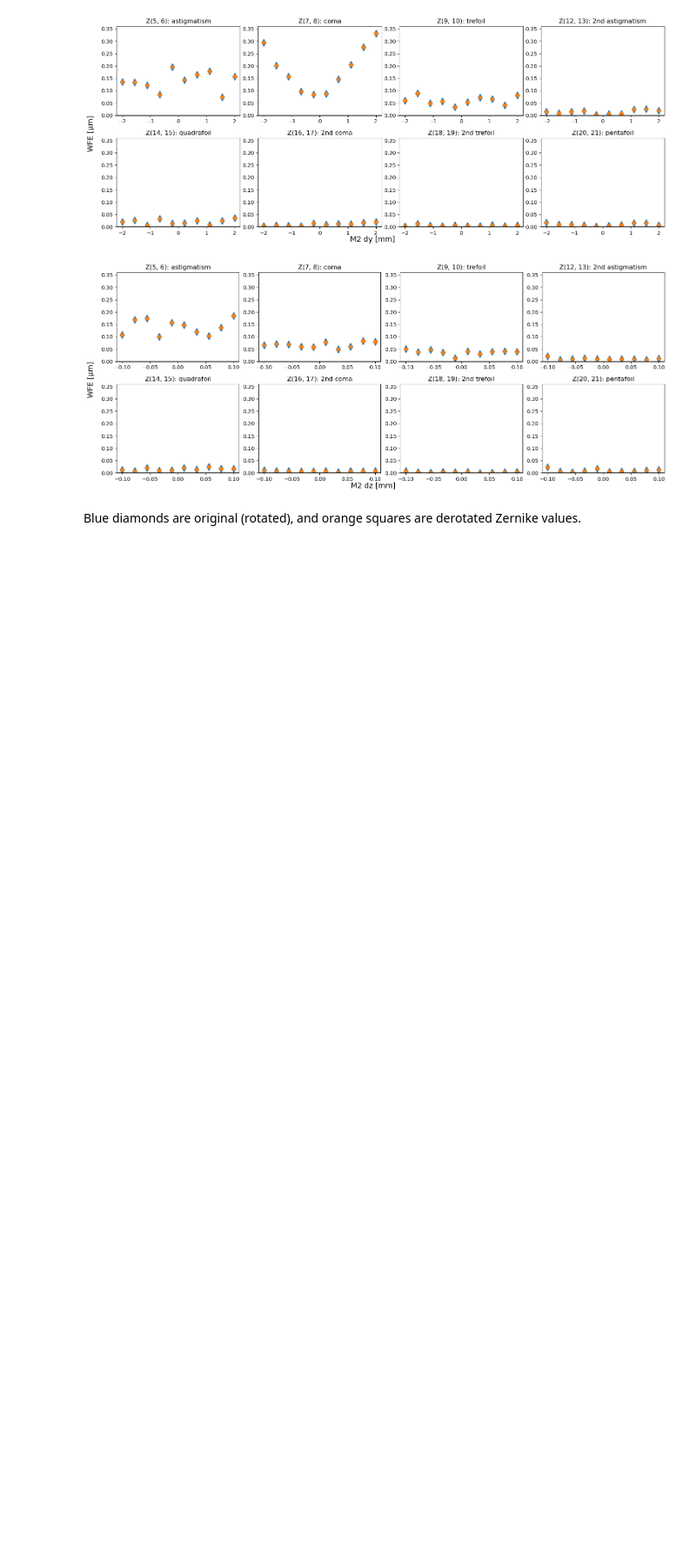
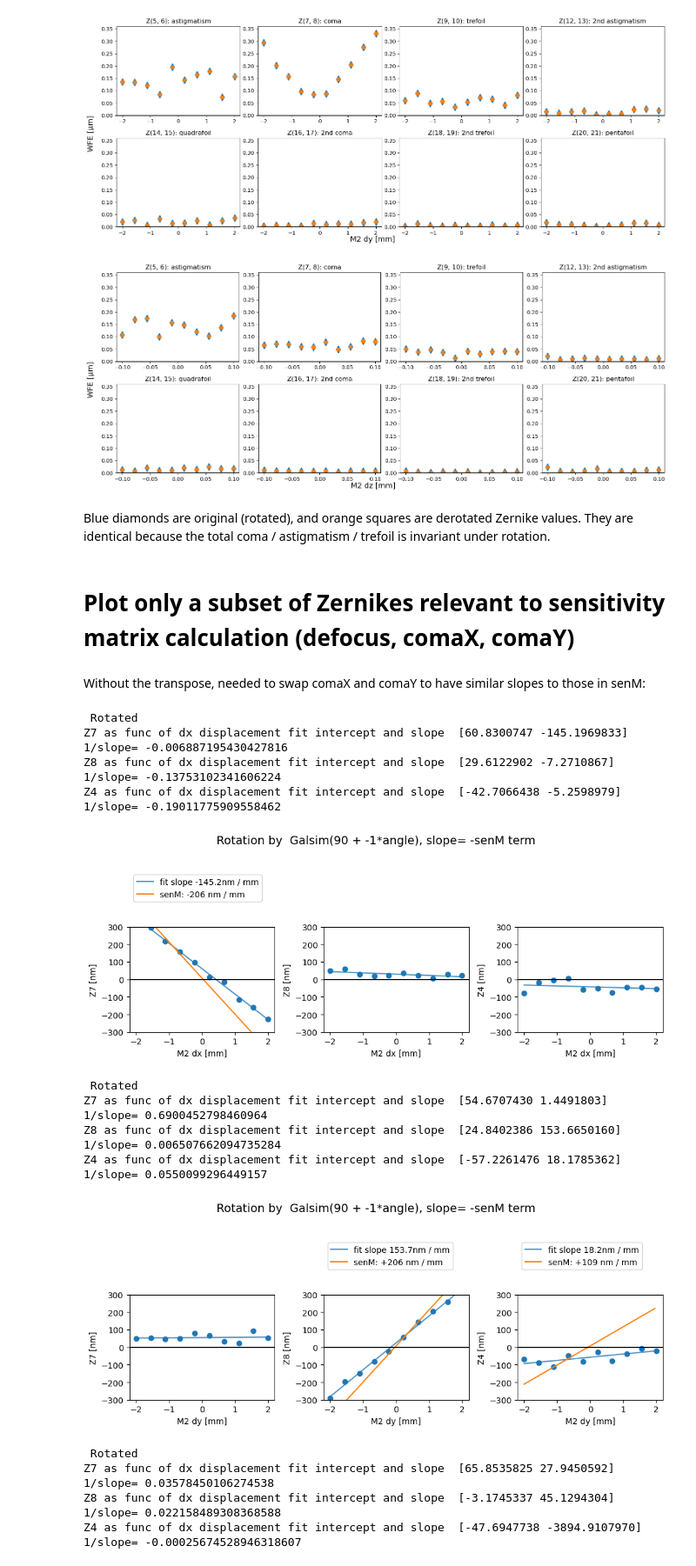
Before and after one commit to lsst-sitcom/sitcomtn-072, a Jupyter notebook: index.ipynb, the cells around one changed output. Shown at 87% size. Saved outputs shown, nothing was run; the diff lists cells and outputs as text; code cells hidden in the pictures; blank space fills up the shorter version.

```diff
--- a/index.ipynb
+++ b/index.ipynb
@@ -59,3 +68,6 @@ import numpy as np
+# %%
+def line(x,b, m):
+    return b + m*x
 # %% [markdown]
 ## Find CWFS pairs
 # %% [markdown]
@@ -125,0 +238,5 @@ quanta = executor.run(True)
+# %%
+t1 = Time(zero_time) - TimeDelta(25, format='sec')
+t2 = Time(zero_time)
+correction_0 = await efd_client.select_time_series("lsst.sal.ATAOS.logevent_correctionOffsets",
+                                                 ["x","y","z","u","v","w"], t1,t2)
@@ -135,0 +356,17 @@ First we plot these total moments -  invariant under rotation: total astigmatism
+# %%
+# zernikes from ts_wep  is 4:22 ...
+angle = 90
+
+# that is [comaX, comaY, defocus ]
+zk784 = [zk4_22[7-4],zk4_22[8-4],zk4_22[4-4]]
+
+# rotate by angle
+zk784_rot = np.matmul(zk784 , matrix_rotation(angle))
+
+zk4_8 = zk4_22[ :9-4]
+zk1_8 = np.pad(zk4_8, [4,0]) # pad by 4 so it starts at 0, and array[i] corresponds to zk[i]
+
+# rotate by -angle
+zk1_8_rot_galsim = np.matmul(zk1_8, zernikeRotMatrix(8, -np.deg2rad(angle)))
+
+zk784_rot_galsim = zk1_8_rot_galsim[[7,8,4]]
@@ -256,4 +485,6 @@ for axis in 'xyz':
 [figure]
 [figure]
 # %% [markdown]
-Blue diamonds are original (rotated), and  orange squares are derotated Zernike values.
+Blue diamonds are original (rotated), and  orange squares are derotated Zernike values. They are identical because the total coma / astigmatism / trefoil is invariant under rotation.
+# %% [markdown]
+# Plot only a subset of Zernikes relevant to sensitivity matrix calculation (defocus, comaX, comaY)
@@ -259,0 +636,36 @@ Blue diamonds are original (rotated), and  orange squares are derotated Zernike
+# %% [markdown]
+Without the transpose, needed to swap comaX and comaY to have similar slopes to those in senM:
+# %%
+output_collection = 'u/scichris/latiss_230310_run/wep_no_transpose_'
+butler = Butler(
+    "/sdf/data/rubin/repo/embargo/",
+    collections=[output_collection],
+    instrument='LATISS'
+)
+
+for axis in 'xyz':
+    slopes = plot_sens_rot_zk478(axis=axis, add_angle=90, mult_angle = -1)
+# %% [output]
+ Rotated
+Z7 as func of dx displacement fit intercept and slope  [60.8300747 -145.1969833]
+1/slope= -0.006887195430427816
+Z8 as func of dx displacement fit intercept and slope  [29.6122902 -7.2710867]
+1/slope= -0.13753102341606224
+Z4 as func of dx displacement fit intercept and slope  [-42.7066438 -5.2598979]
+1/slope= -0.19011775909558462
+[figure, added]
+ Rotated
+Z7 as func of dx displacement fit intercept and slope  [54.6707430 1.4491803]
+1/slope= 0.6900452798460964
+Z8 as func of dx displacement fit intercept and slope  [24.8402386 153.6650160]
+1/slope= 0.006507662094735284
+Z4 as func of dx displacement fit intercept and slope  [-57.2261476 18.1785362]
+1/slope= 0.0550099296449157
+[figure, added]
+ Rotated
+Z7 as func of dx displacement fit intercept and slope  [65.8535825 27.9450592]
+1/slope= 0.03578450106274538
+Z8 as func of dx displacement fit intercept and slope  [-3.1745337 45.1294304]
+1/slope= 0.022158489308368588
+Z4 as func of dx displacement fit intercept and slope  [-47.6947738 -3894.9107970]
+1/slope= -0.00025674528946318607
```
Also changed, not shown: parts of 48 cells of this notebook.
